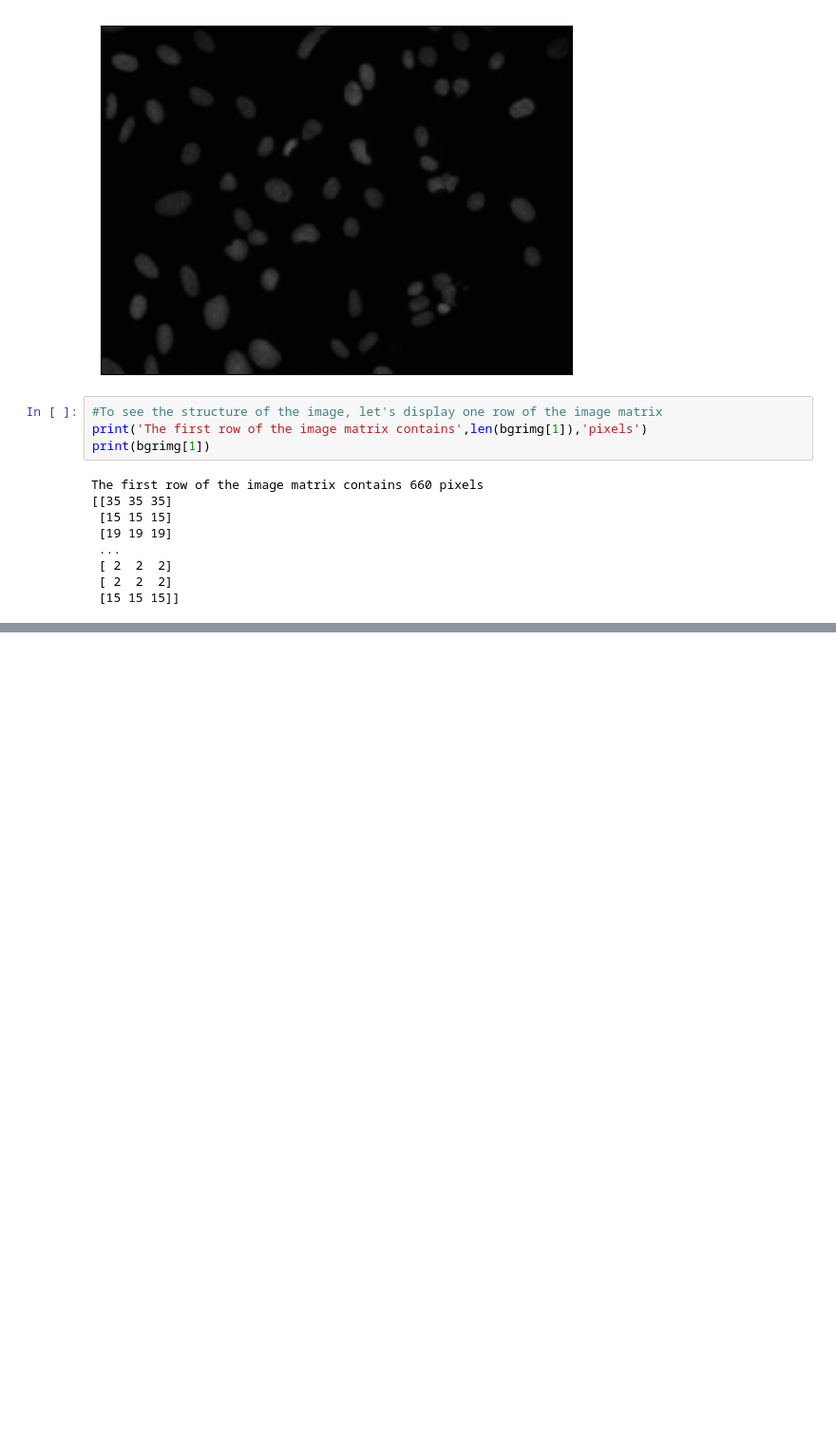
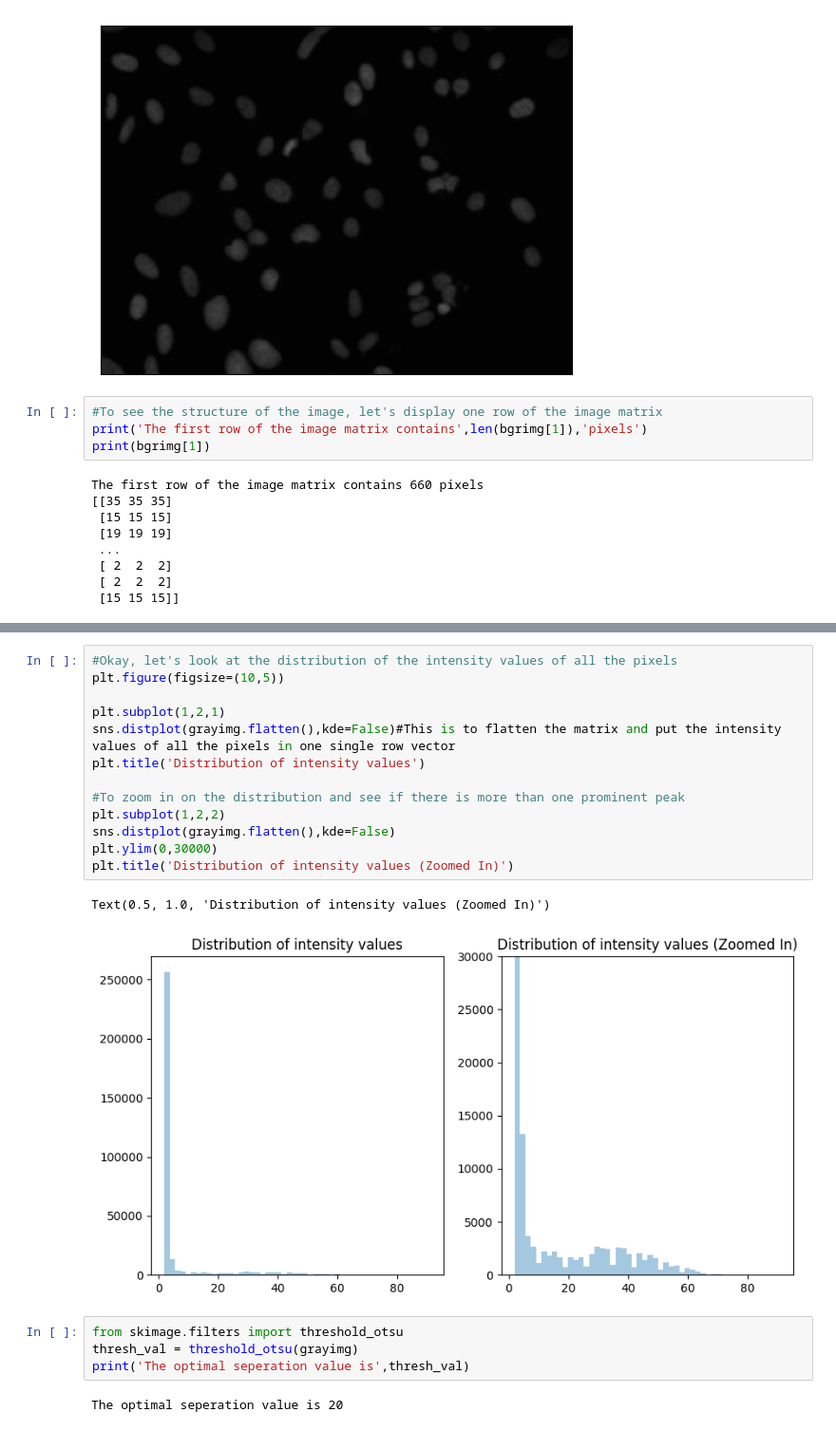
Before and after one commit to Omkar-Gavali/Image-Processing-Using-Machine-Learning, a Jupyter notebook: main.ipynb, the cells around one changed output, grey strips where cells are left out. Shown: that part at 95% size. Drawn from its saved outputs; the diff is of its cells as text; blank space fills up the shorter version.

```diff
--- a/main.ipynb
+++ b/main.ipynb
@@ -73,0 +108,22 @@ The first row of the image matrix contains 660 pixels
+# %%
+#Okay, let's look at the distribution of the intensity values of all the pixels
+plt.figure(figsize=(10,5))
+
+plt.subplot(1,2,1)
+sns.distplot(grayimg.flatten(),kde=False)#This is to flatten the matrix and put the intensity values of all the pixels in one single row vector
+plt.title('Distribution of intensity values')
+
+#To zoom in on the distribution and see if there is more than one prominent peak
+plt.subplot(1,2,2)
+sns.distplot(grayimg.flatten(),kde=False)
+plt.ylim(0,30000)
+plt.title('Distribution of intensity values (Zoomed In)')
+# %% [output]
+Text(0.5, 1.0, 'Distribution of intensity values (Zoomed In)')
+[figure, added]
+# %%
+from skimage.filters import threshold_otsu
+thresh_val = threshold_otsu(grayimg)
+print('The optimal seperation value is',thresh_val)
+# %% [output]
+The optimal seperation value is 20
```
Also changed, not shown: parts of 6 cells of this notebook.
